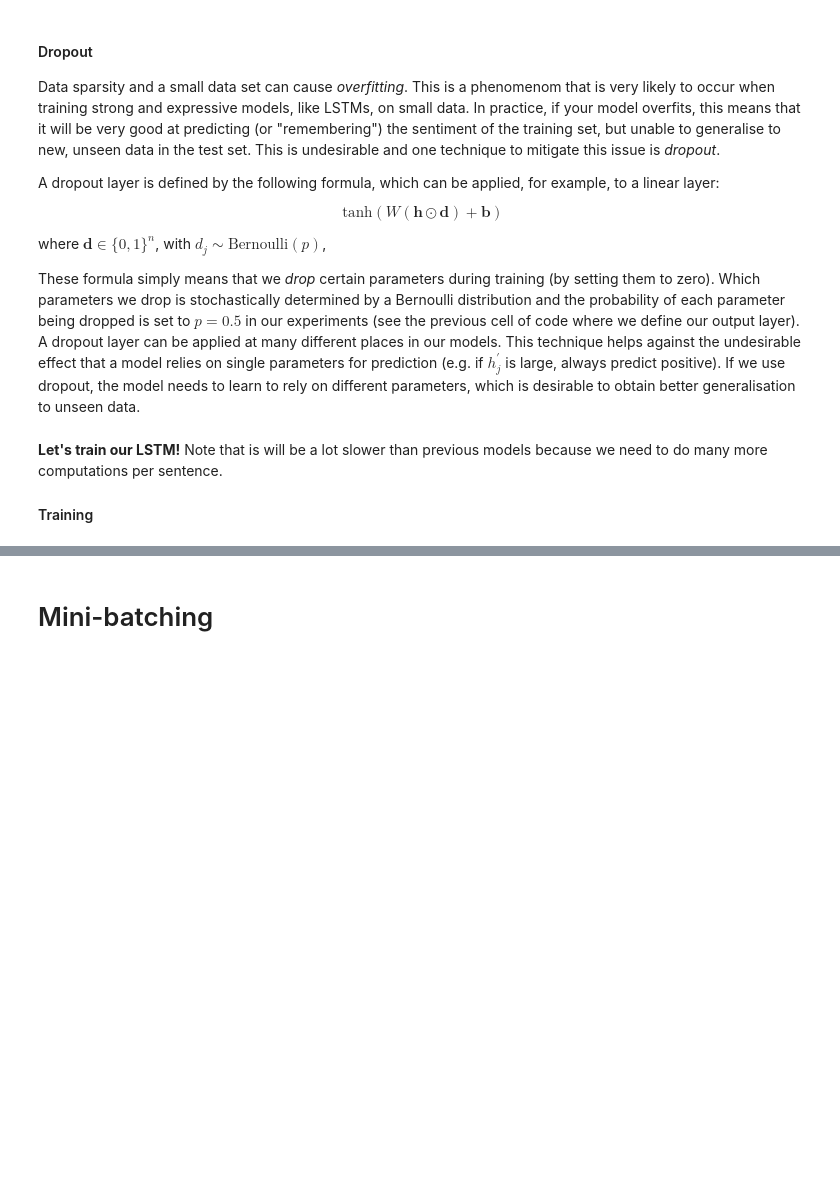
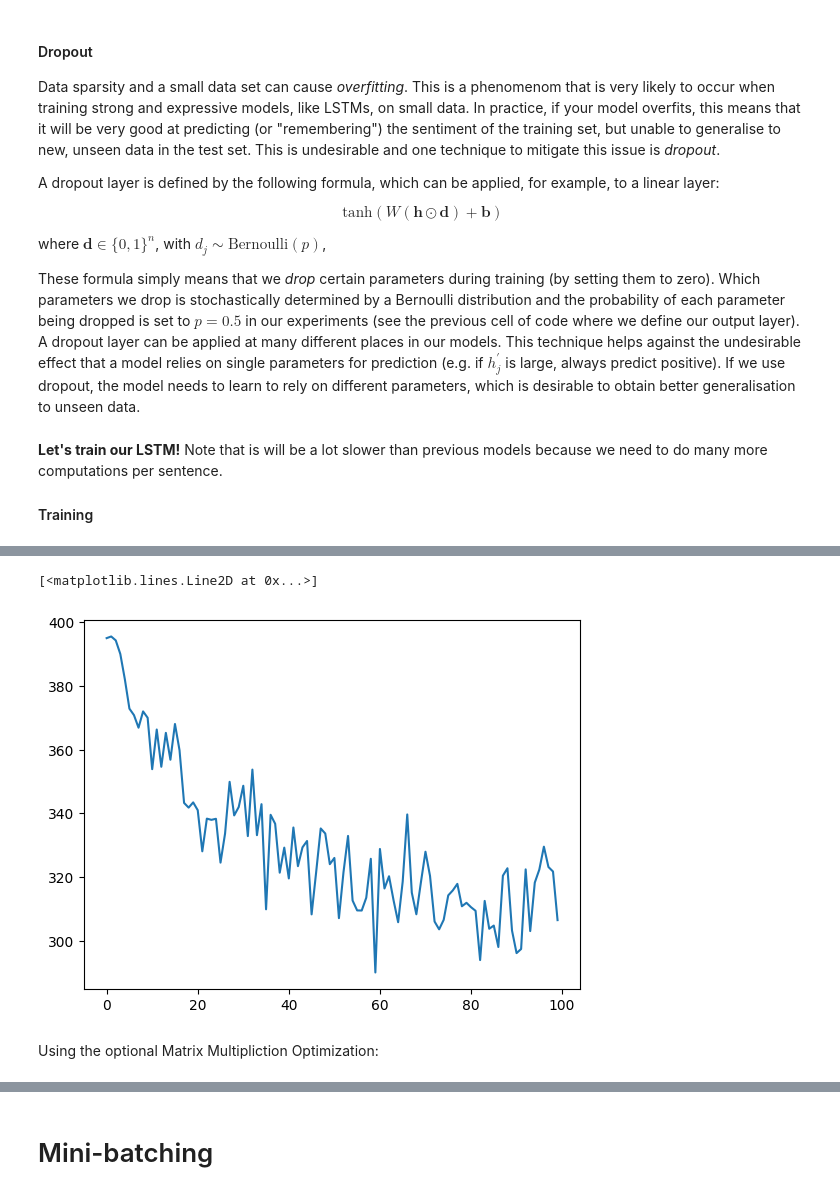
Before and after one commit to gerardPlanella/DeepLearning1_UvA_22, a Jupyter notebook: Assignment2/NLP1_2022_Practical_2_(student_version).ipynb, the cells around one changed output, grey strips where cells are left out. Drawn from its saved outputs; the diff is of its cells as text; code cells hidden in the pictures; blank space fills up the shorter version.

```diff
--- a/Assignment2/NLP1_2022_Practical_2_(student_version).ipynb
+++ b/Assignment2/NLP1_2022_Practical_2_(student_version).ipynb
@@ -1391,2 +1443,8 @@ lstm_losses, lstm_accuracies = train_model(
 # %%
 # plot training loss
+plt.plot(lstm_losses)
+# %% [output]
+[<matplotlib.lines.Line2D at 0x...>]
+[figure, added]
+# %% [markdown]
+Using the optional Matrix Multipliction Optimization:
```
Also changed, not shown: parts of 9 cells of this notebook.
